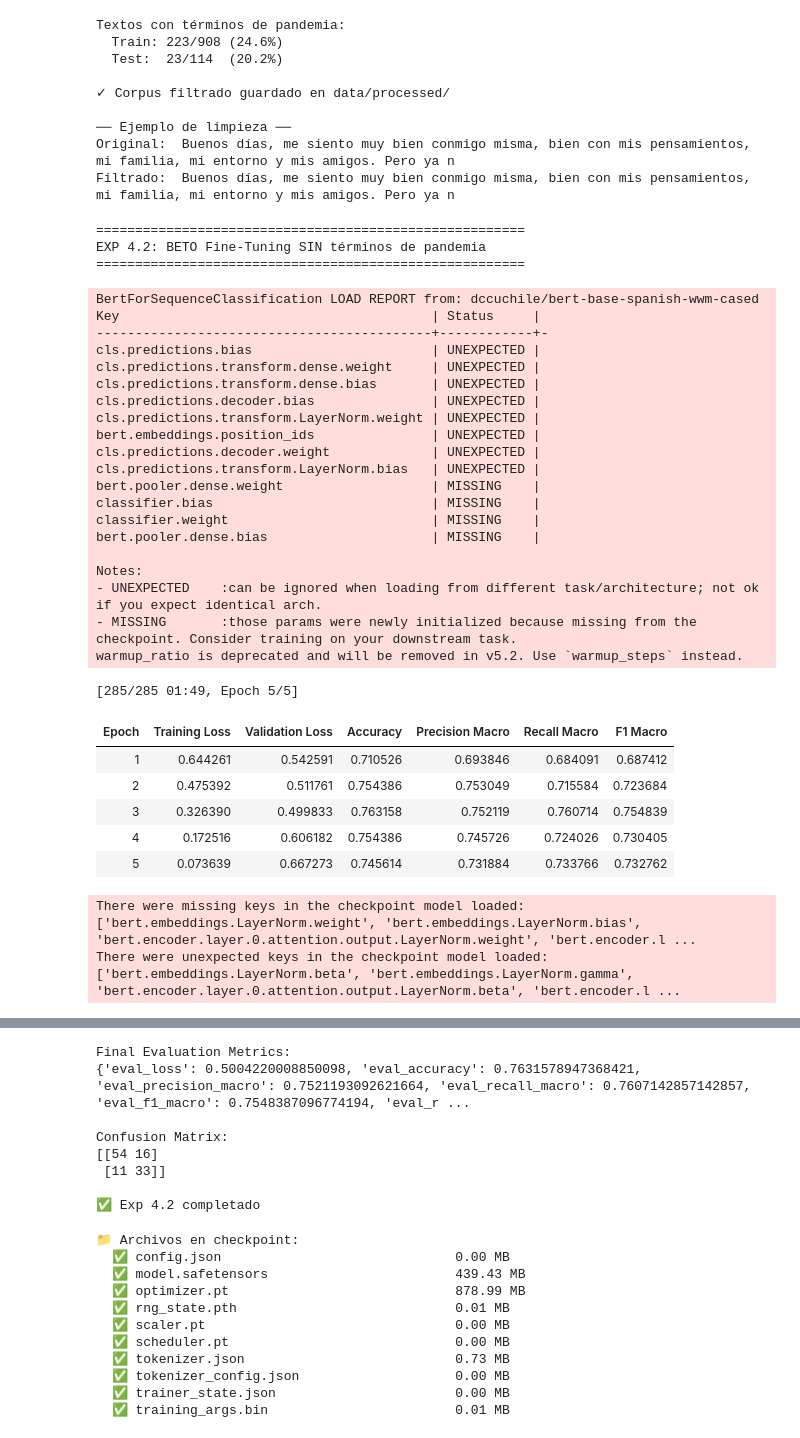
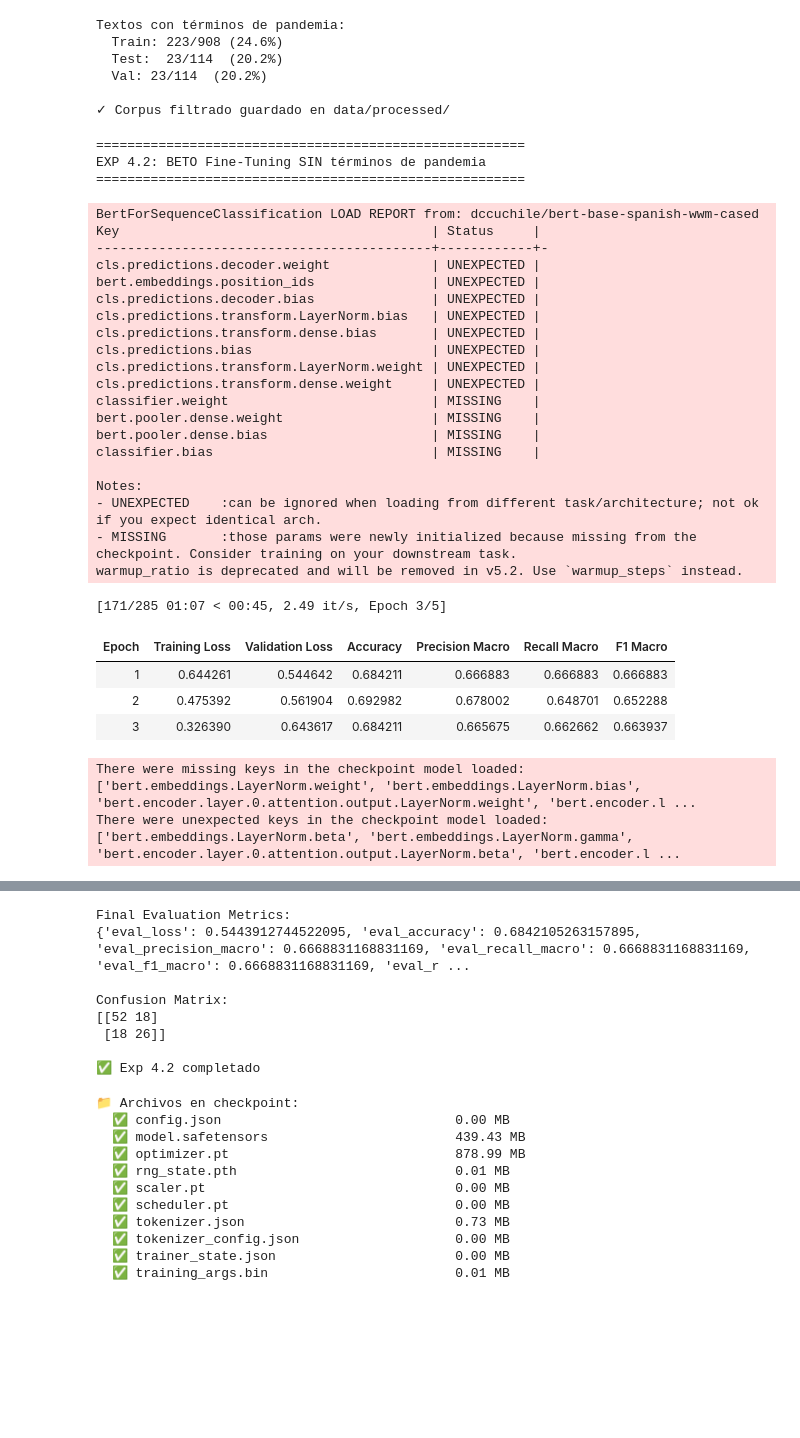
Before and after one commit to Santiago-Soria/proyecto-transformacion-texto-imagen, a Jupyter notebook: notebooks/4_analisis_pandemia_bias.ipynb, the cells around one changed output, grey strips where cells are left out. Drawn from its saved outputs; the diff is of its cells as text; code cells hidden in the pictures; blank space fills up the shorter version.

```diff
--- a/notebooks/4_analisis_pandemia_bias.ipynb
+++ b/notebooks/4_analisis_pandemia_bias.ipynb
@@ -34,15 +34,19 @@ from features.pandemic_stopwords import apply_pandemic_filter, count_pandemic_te
 # Cargar datos originales
 train = pl.read_csv(f'{PROJECT_ROOT}/data/processed/train.csv')
 test  = pl.read_csv(f'{PROJECT_ROOT}/data/processed/test.csv')
+val = pl.read_csv(f'{PROJECT_ROOT}/data/processed/validation.csv')
 
 X_train_orig = train.get_column('text').to_list()
 y_train      = train.get_column('manual_classification').to_numpy()
 X_test_orig  = test.get_column('text').to_list()
 y_test       = test.get_column('manual_classification').to_numpy()
+X_val_orig  = val.get_column('text').to_list()
+y_val       = val.get_column('manual_classification').to_numpy()
 
 # Aplicar filtro de pandemia
 X_train_nopand = apply_pandemic_filter(X_train_orig)
 X_test_nopand  = apply_pandemic_filter(X_test_orig)
+X_val_nopand = apply_pandemic_filter(X_val_orig)
 
 # ── Estadística del filtro ──────────────────────────────────
 n_afectados_train = sum(1 for t in X_train_orig if count_pandemic_terms(t) > 0)
@@ -51,30 +55,25 @@ n_afectados_test  = sum(1 for t in X_test_orig  if count_pandemic_terms(t) > 0)
 print(f"Textos con términos de pandemia:")
 print(f"  Train: {n_afectados_train}/{len(X_train_orig)} ({n_afectados_train/len(X_train_orig)*100:.1f}%)")
 print(f"  Test:  {n_afectados_test}/{len(X_test_orig)}  ({n_afectados_test/len(X_test_orig)*100:.1f}%)")
+print(f"  Val: {n_afectados_test}/{len(X_val_orig)}  ({n_afectados_test/len(X_val_orig)*100:.1f}%)")
 
 # Guardar corpus filtrado para reutilización futura
 train_nopand = train.with_columns(pl.Series('text', X_train_nopand))
 test_nopand  = test.with_columns(pl.Series('text', X_test_nopand))
+val_nopand = val.with_columns(pl.Series('text', X_val_nopand))
 
 train_nopand.write_csv(f'{PROJECT_ROOT}/data/processed/train_nopandemic.csv')
 test_nopand.write_csv(f'{PROJECT_ROOT}/data/processed/test_nopandemic.csv')
+val_nopand.write_csv(f'{PROJECT_ROOT}/data/processed/validation_nopandemic.csv')
+
 print("\n✓ Corpus filtrado guardado en data/processed/")
-
-# Ejemplo de transformación
-print("\n── Ejemplo de limpieza ──")
-idx = next(i for i, t in enumerate(X_train_orig) if count_pandemic_terms(t) > 0)
-print(f"Original:  {X_train_orig[idx][:120]}")
-print(f"Filtrado:  {X_train_nopand[idx][:120]}")
 # %% [output]
 Textos con términos de pandemia:
   Train: 223/908 (24.6%)
   Test:  23/114  (20.2%)
+  Val: 23/114  (20.2%)
 
 ✓ Corpus filtrado guardado en data/processed/
-
-── Ejemplo de limpieza ──
-Original:  Buenos días, me siento muy bien conmigo misma, bien con mis pensamientos, mi familia, mi entorno y mis amigos. Pero ya n
-Filtrado:  Buenos días, me siento muy bien conmigo misma, bien con mis pensamientos, mi familia, mi entorno y mis amigos. Pero ya n
 # %%
 import os
 import json
@@ -234,57 +233,55 @@ def run_finetuning(train_texts, train_labels, val_texts, val_labels, model_name)
 # (Mismos hiperparámetros óptimos del Exp 4.1)
 # ==========================================
 
 print("="*55)
 print("EXP 4.2: BETO Fine-Tuning SIN términos de pandemia")
 print("="*55)
 
 trainer_nopand = run_finetuning(
     X_train_nopand, y_train,
-    X_test_nopand,  y_test,
+    X_val_nopand,  y_val,
     "dccuchile/bert-base-spanish-wwm-cased"
 )
 
 print("\n✅ Exp 4.2 completado")
 # %% [output]
 =======================================================
 EXP 4.2: BETO Fine-Tuning SIN términos de pandemia
 =======================================================
 BertForSequenceClassification LOAD REPORT from: dccuchile/bert-base-spanish-wwm-cased
 Key                                        | Status     |
 -------------------------------------------+------------+-
+cls.predictions.decoder.weight             | UNEXPECTED |
+bert.embeddings.position_ids               | UNEXPECTED |
+cls.predictions.decoder.bias               | UNEXPECTED |
+cls.predictions.transform.LayerNorm.bias   | UNEXPECTED |
+cls.predictions.transform.dense.bias       | UNEXPECTED |
 cls.predictions.bias                       | UNEXPECTED |
+cls.predictions.transform.LayerNorm.weight | UNEXPECTED |
 cls.predictions.transform.dense.weight     | UNEXPECTED |
-cls.predictions.transform.dense.bias       | UNEXPECTED |
-cls.predictions.decoder.bias               | UNEXPECTED |
-cls.predictions.transform.LayerNorm.weight | UNEXPECTED |
-bert.embeddings.position_ids               | UNEXPECTED |
-cls.predictions.decoder.weight             | UNEXPECTED |
-cls.predictions.transform.LayerNorm.bias   | UNEXPECTED |
+classifier.weight                          | MISSING    |
 bert.pooler.dense.weight                   | MISSING    |
+bert.pooler.dense.bias                     | MISSING    |
 classifier.bias                            | MISSING    |
-classifier.weight                          | MISSING    |
-bert.pooler.dense.bias                     | MISSING    |
 
 Notes:
 - UNEXPECTED    :can be ignored when loading from different task/architecture; not ok if you expect identical arch.
 - MISSING       :those params were newly initialized because missing from the checkpoint. Consider training on your downstream task.
 warmup_ratio is deprecated and will be removed in v5.2. Use `warmup_steps` instead.
-[285/285 01:49, Epoch 5/5]
+[171/285 01:07 < 00:45, 2.49 it/s, Epoch 3/5]
 | Epoch | Training Loss | Validation Loss | Accuracy | Precision Macro | Recall Macro | F1 Macro |
-| 1 | 0.644261 | 0.542591 | 0.710526 | 0.693846 | 0.684091 | 0.687412 |
-| 2 | 0.475392 | 0.511761 | 0.754386 | 0.753049 | 0.715584 | 0.723684 |
-| 3 | 0.326390 | 0.499833 | 0.763158 | 0.752119 | 0.760714 | 0.754839 |
-| 4 | 0.172516 | 0.606182 | 0.754386 | 0.745726 | 0.724026 | 0.730405 |
-| 5 | 0.073639 | 0.667273 | 0.745614 | 0.731884 | 0.733766 | 0.732762 |
+| 1 | 0.644261 | 0.544642 | 0.684211 | 0.666883 | 0.666883 | 0.666883 |
+| 2 | 0.475392 | 0.561904 | 0.692982 | 0.678002 | 0.648701 | 0.652288 |
+| 3 | 0.326390 | 0.643617 | 0.684211 | 0.665675 | 0.662662 | 0.663937 |
 There were missing keys in the checkpoint model loaded: ['bert.embeddings.LayerNorm.weight', 'bert.embeddings.LayerNorm.bias', 'bert.encoder.layer.0.attention.output.LayerNorm.weight', 'bert.encoder.l ...
 There were unexpected keys in the checkpoint model loaded: ['bert.embeddings.LayerNorm.beta', 'bert.embeddings.LayerNorm.gamma', 'bert.encoder.layer.0.attention.output.LayerNorm.beta', 'bert.encoder.l ...
 [interactive output not drawn]
 Final Evaluation Metrics:
-{'eval_loss': 0.5004220008850098, 'eval_accuracy': 0.7631578947368421, 'eval_precision_macro': 0.7521193092621664, 'eval_recall_macro': 0.7607142857142857, 'eval_f1_macro': 0.7548387096774194, 'eval_r ...
+{'eval_loss': 0.5443912744522095, 'eval_accuracy': 0.6842105263157895, 'eval_precision_macro': 0.6668831168831169, 'eval_recall_macro': 0.6668831168831169, 'eval_f1_macro': 0.6668831168831169, 'eval_r ...
 
 Confusion Matrix:
-[[54 16]
- [11 33]]
+[[52 18]
+ [18 26]]
 
 ✅ Exp 4.2 completado
 # %%
```
Also changed, not shown: parts of 6 cells of this notebook.
